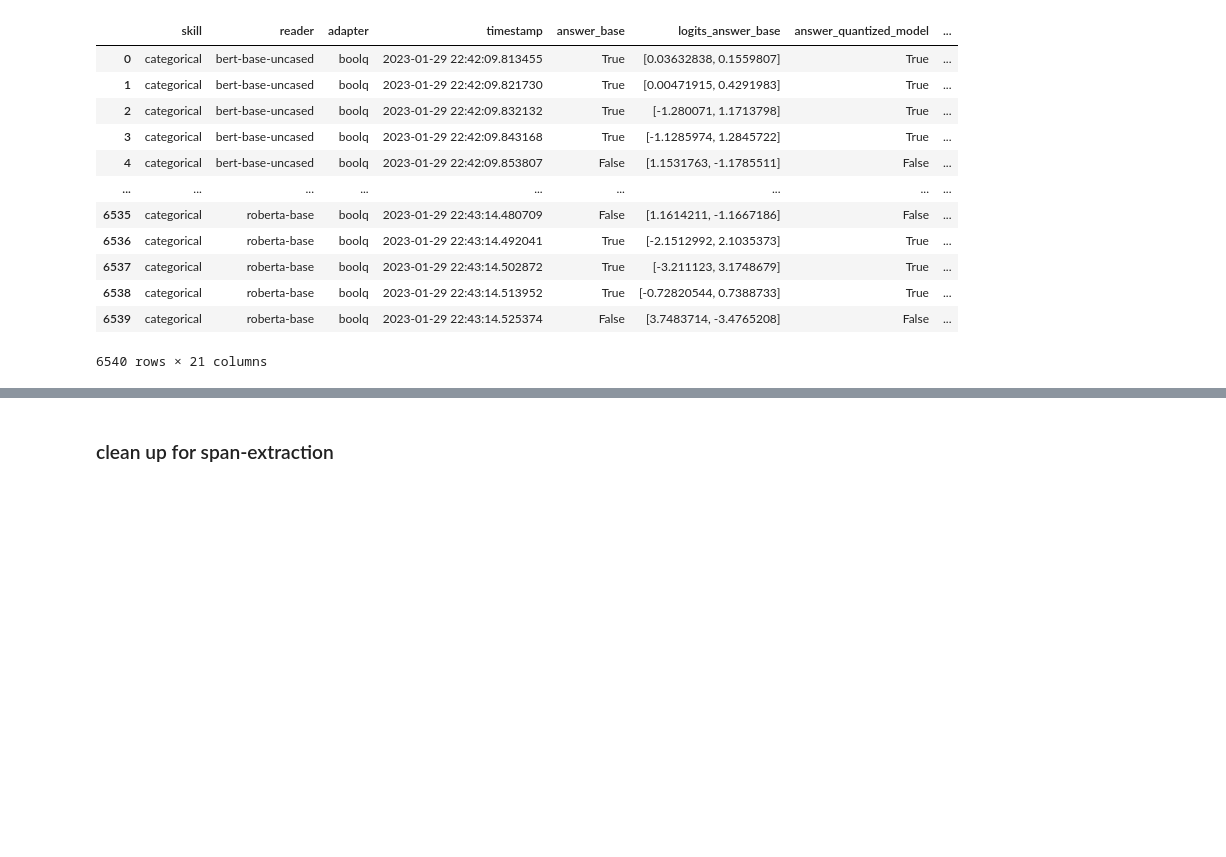
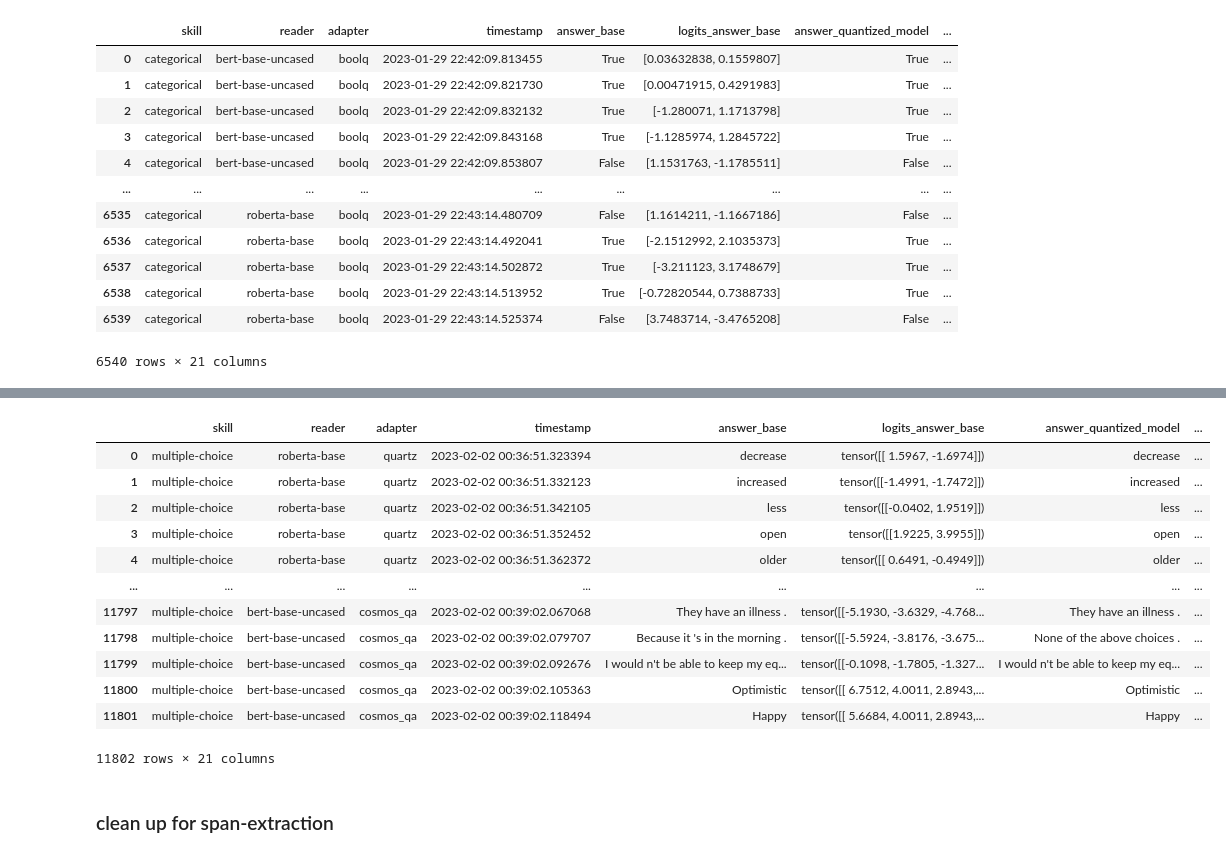
Before and after one commit to michaelkole/dasp_onnx, a Jupyter notebook: eval_prep_data.ipynb, the cells around one changed output, grey strips where cells are left out. Saved outputs shown, nothing was run; the diff lists cells and outputs as text; code cells hidden in the pictures; blank space fills up the shorter version.

```diff
--- a/eval_prep_data.ipynb
+++ b/eval_prep_data.ipynb
@@ -127,0 +150,58 @@ df.to_csv("eval_files/categorical.csv")
+# %%
+skill = mcq_df["skill"].iloc[0]
+for reader in mcq_df["reader"].unique():
+    # print(reader)
+    reader_mcq_df = mcq_df[mcq_df["reader"] == reader]
+    # print(len(reader_mcq_df["data_id"]))
+
+    for data_id in reader_mcq_df["data_id"].unique():
+        s = reader_mcq_df[reader_mcq_df["data_id"] == data_id].reset_index()
+
+        adapter = s["adapter"].iloc[0]
+        data_set_name = adapter
+        question = s["question"].iloc[0]
+        context = s["context"].iloc[0]
+        answer_dataset = s["answer_dataset"].iloc[0]
+
+        interim = {}
+        for model in s["modelname"].unique():
+            # print(model)
+            interim[model] = (
+                s[s["modelname"] == model]["answer"].values[0],
+                s[s["modelname"] == model]["logits_answer"].values[0]
+            )
+
+        # print(interim)
+
+        df.loc[len(df)] = [
+            skill, reader, adapter,
+            pd.Timestamp.now(),
+
+            interim["base"][0], interim["base"][1],
+            interim["quant_base"][0], interim["quant_base"][1],
+            interim["onnx"][0], interim["onnx"][1],
+            interim["onnx_opt"][0], interim["onnx_opt"][1],
+            interim["quant_onnx"][0], interim["quant_onnx"][1],
+            interim["quant_onnx_opt"][0], interim["quant_onnx_opt"][1],
+
+            data_id, data_set_name, question, context, answer_dataset
+
+        ]
+
+        # break
+# %%
+df
+# %% [output]
+|  | skill | reader | adapter | timestamp | answer_base | logits_answer_base | answer_quantized_model | ... |
+| 0 | multiple-choice | roberta-base | quartz | 2023-02-02 00:36:51.323394 | decrease | tensor([[ 1.5967, -1.6974]]) | decrease | ... |
+| 1 | multiple-choice | roberta-base | quartz | 2023-02-02 00:36:51.332123 | increased | tensor([[-1.4991, -1.7472]]) | increased | ... |
+| 2 | multiple-choice | roberta-base | quartz | 2023-02-02 00:36:51.342105 | less | tensor([[-0.0402, 1.9519]]) | less | ... |
+| 3 | multiple-choice | roberta-base | quartz | 2023-02-02 00:36:51.352452 | open | tensor([[1.9225, 3.9955]]) | open | ... |
+| 4 | multiple-choice | roberta-base | quartz | 2023-02-02 00:36:51.362372 | older | tensor([[ 0.6491, -0.4949]]) | older | ... |
+| ... | ... | ... | ... | ... | ... | ... | ... | ... |
+| 11797 | multiple-choice | bert-base-uncased | cosmos_qa | 2023-02-02 00:39:02.067068 | They have an illness . | tensor([[-5.1930, -3.6329, -4.768... | They have an illness . | ... |
+| 11798 | multiple-choice | bert-base-uncased | cosmos_qa | 2023-02-02 00:39:02.079707 | Because it 's in the morning . | tensor([[-5.5924, -3.8176, -3.675... | None of the above choices . | ... |
+| 11799 | multiple-choice | bert-base-uncased | cosmos_qa | 2023-02-02 00:39:02.092676 | I would n't be able to keep my eq... | tensor([[-0.1098, -1.7805, -1.327... | I would n't be able to keep my eq... | ... |
+| 11800 | multiple-choice | bert-base-uncased | cosmos_qa | 2023-02-02 00:39:02.105363 | Optimistic | tensor([[ 6.7512, 4.0011, 2.8943,... | Optimistic | ... |
+| 11801 | multiple-choice | bert-base-uncased | cosmos_qa | 2023-02-02 00:39:02.118494 | Happy | tensor([[ 5.6684, 4.0011, 2.8943,... | Happy | ... |
+11802 rows × 21 columns
```
Also changed, not shown: parts of 5 cells of this notebook, 2 other files.
